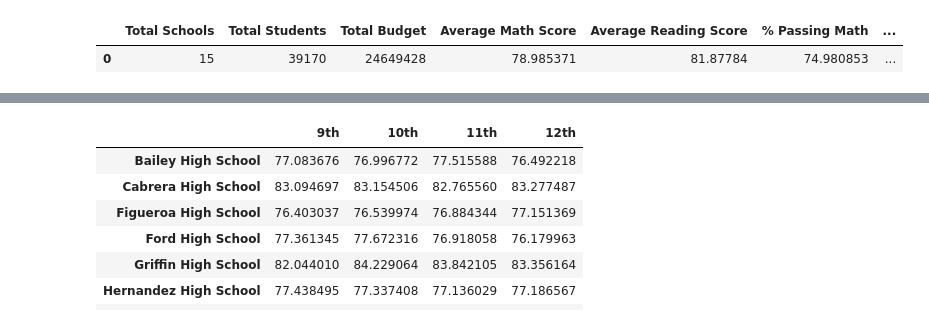
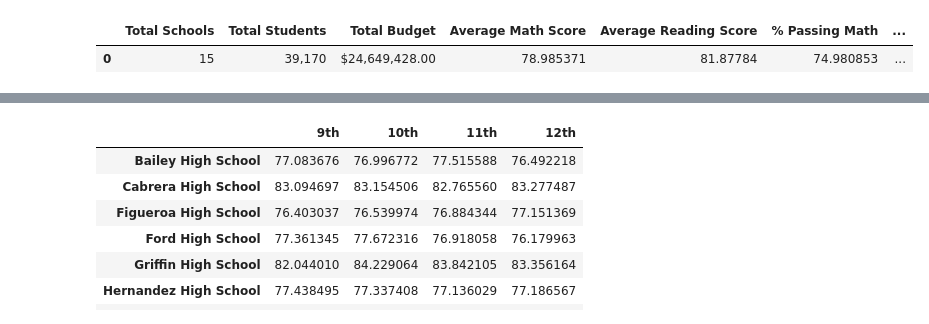
Before and after one commit to Asiha14/pandas-challenge, a Jupyter notebook: PyCitySchools/PyCitySchool_3.ipynb, the cells around one changed output, grey strips where cells are left out. Drawn from its saved outputs; the diff is of its cells as text; code cells hidden in the pictures.

```diff
--- a/PyCitySchools/PyCitySchool_3.ipynb
+++ b/PyCitySchools/PyCitySchool_3.ipynb
@@ -17,27 +39,42 @@ school_data_complete = pd.merge(student_data, school_data, how="left", on=["scho
 # %%
-school_data_complete.rename(columns={'school_name': ' '})
+# Calculate the total number of schools
 school_count = school_data_complete["school_name"].nunique()
+
+# Calculate the total number of students
 student_count = school_data_complete["student_name"].count()
+
+# Calculate the total budget
 total_budget = school_data["budget"].sum()
+
+# Calculate the average math score
 math_average = school_data_complete["math_score"].mean()
+
+# Calculate the average reading score
 reading_average = school_data_complete["reading_score"].mean()
 
+# Calculate the percentage of students with a passing math score (70 or greater)
+# Calculate the percentage of students with a passing reading score (70 or greater)
+# Calculate the percentage of students who passed math and reading (% Overall Passing)
 math_pass = school_data_complete["math_score"] >= 70
 reading_pass = school_data_complete["reading_score"] >= 70
 overall_pass = (school_data_complete["math_score"] >= 70) & (school_data_complete["reading_score"] >= 70)
-
 
 
 reading_pass_percent = (reading_pass.sum() / student_count) * 100
 math_pass_percent = (math_pass.sum() / student_count) * 100
 overall_pass_percent = (overall_pass.sum() / student_count) * 100
 
+# Create a dataframe to hold the above results
+# Optional: give the displayed data cleaner formatting
 district_summary = pd.DataFrame({'Total Schools': [school_count],'Total Students': [student_count],'Total Budget': [total_budget],
                      'Average Math Score': [math_average],'Average Reading Score': [reading_average],
                      '% Passing Math': [math_pass_percent],'% Passing Reading': [reading_pass_percent],
                                  '% Overall Passing': [overall_pass_percent]})
 
+district_summary["Total Students"]= district_summary["Total Students"].map("{:,}".format)
+district_summary["Total Budget"]= district_summary["Total Budget"].map("${:,.2f}".format)
+
 district_summary
 # %% [output]
 |  | Total Schools | Total Students | Total Budget | Average Math Score | Average Reading Score | % Passing Math | ... |
-| 0 | 15 | 39170 | 24649428 | 78.985371 | 81.87784 | 74.980853 | ... |
+| 0 | 15 | 39,170 | $24,649,428.00 | 78.985371 | 81.87784 | 74.980853 | ... |
```
Also changed, not shown: parts of 17 cells of this notebook.
